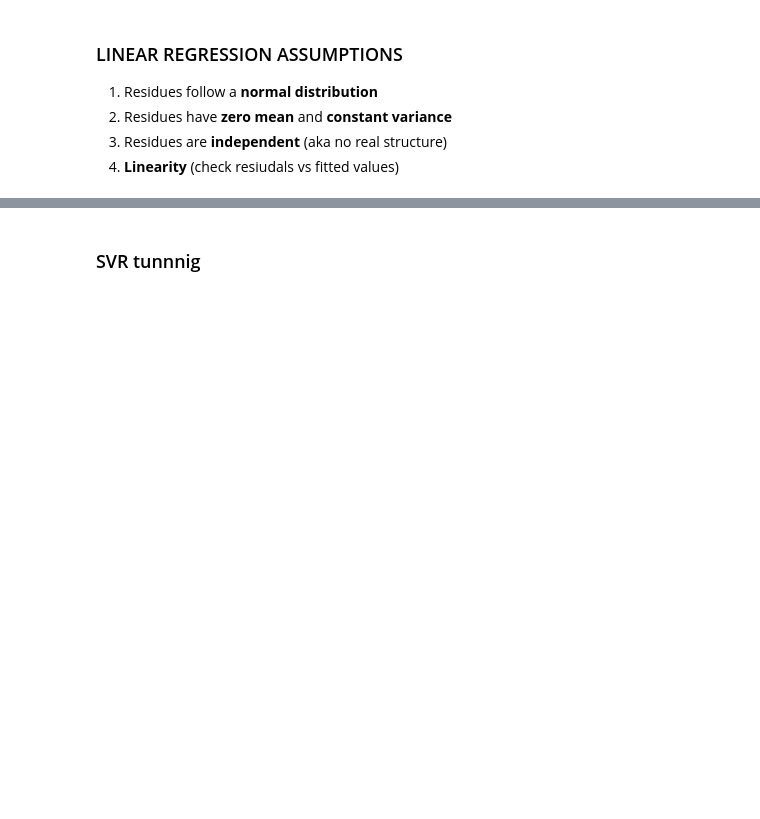
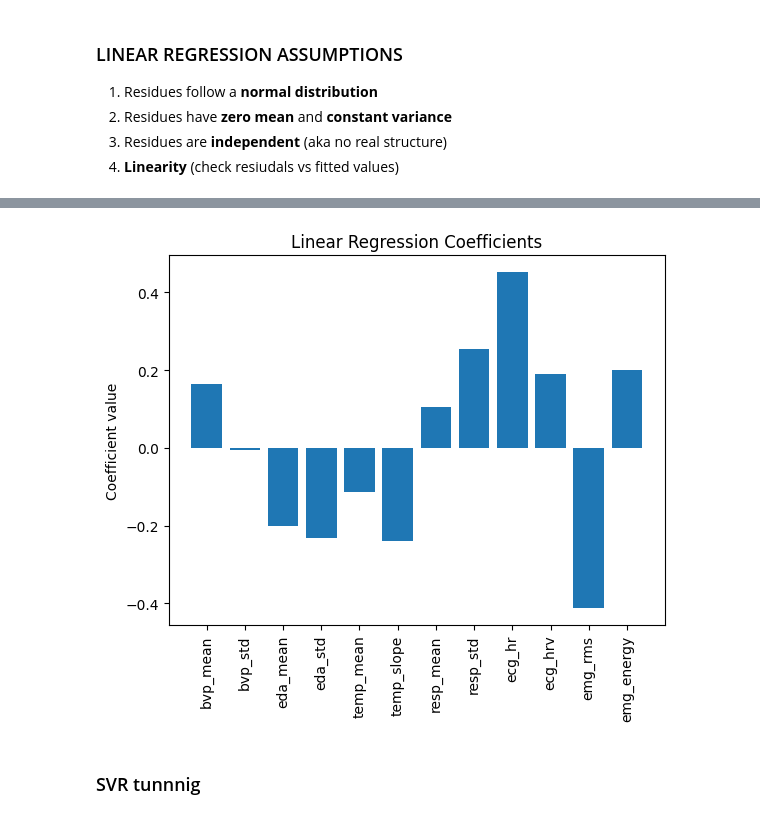
Before and after one commit to acobianiregui/Pain_estimation_model, a Jupyter notebook: notebooks/experiments.ipynb, the cells around one changed output, grey strips where cells are left out. Cells and saved outputs as stored; diff of their text form; code cells hidden in the pictures; blank space fills up the shorter version.

```diff
--- a/notebooks/experiments.ipynb
+++ b/notebooks/experiments.ipynb
@@ -164,3 +113,7 @@ residual_analysis(y_test, y_pred_lr)
+# %%
+plot_lr_coefficients(pipeline_lr, feature_names=FULL_FEATURES)
+# %% [output]
+[figure, added]
 # %% [markdown]
 ### SVR tunnnig
 # %%
```
Also changed, not shown: parts of 14 cells of this notebook, 3 other files.
